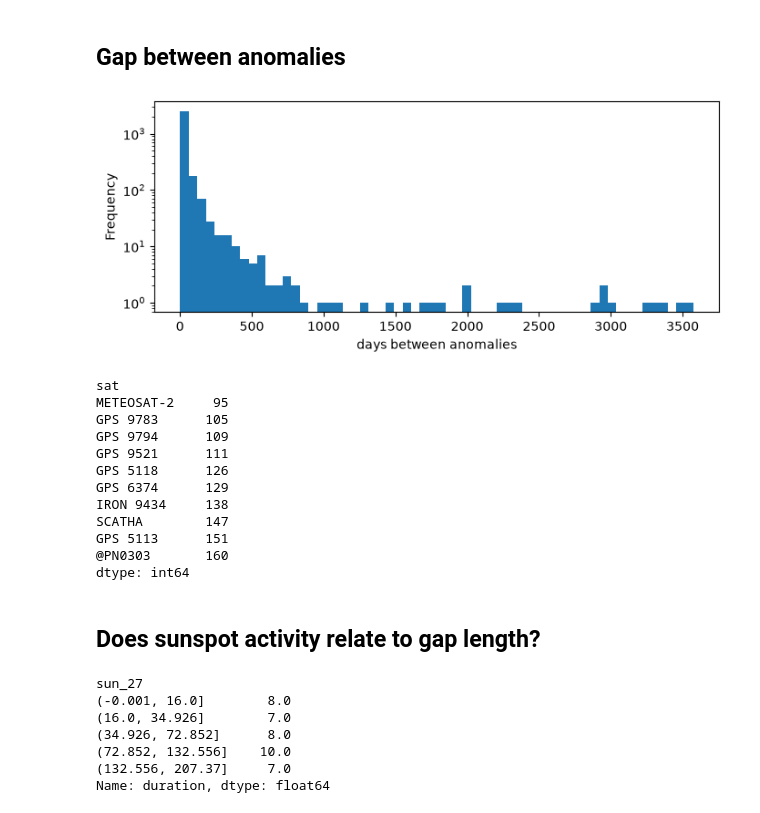
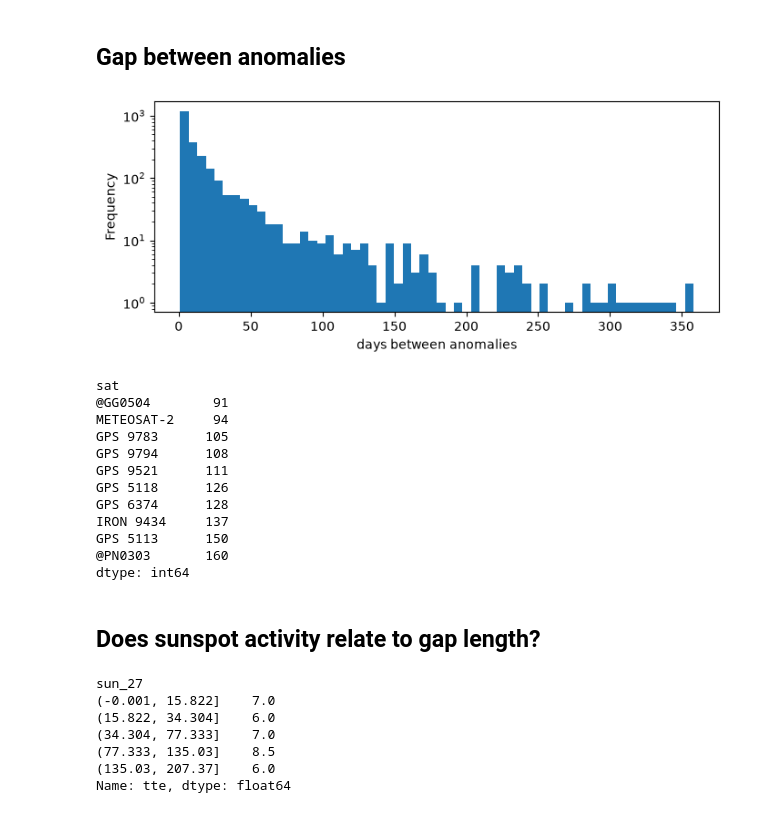
Before and after one commit to Sowmya-Ramesh-24/Satellite-Anomaly-Prediction-ML-Project, a Jupyter notebook: notebooks/exploration.ipynb, the cells around one changed output. Saved outputs shown, nothing was run; the diff lists cells and outputs as text; code cells hidden in the pictures.

```diff
--- a/notebooks/exploration.ipynb
+++ b/notebooks/exploration.ipynb
@@ -3,11 +3,17 @@
 Look at the raw data before modelling.
 # %%
 import sys; sys.path.insert(0, "..")
+import importlib
 import pandas as pd, matplotlib.pyplot as plt
 from src import config as C
-from src.preprocessing.load_data import *
-from src.preprocessing.clean_data import *
-from src.preprocessing.create_tte import build_tte_table
+C = importlib.reload(C)
+from src.preprocessing import load_data, clean_data, create_tte
+load_data = importlib.reload(load_data)
+clean_data = importlib.reload(clean_data)
+create_tte = importlib.reload(create_tte)
+from src.preprocessing.load_data import load_anomalies, load_satcat, load_sunspot
+from src.preprocessing.clean_data import clean_anomalies, match_satcat, satellite_table
+build_tte_table = create_tte.build_tte_table
 # %% [markdown]
 ## Raw anomaly file
 # %%
@@ -45,32 +51,32 @@ ss.plot(figsize=(10, 3), title='Daily sunspot number'); plt.show()
 # %%
 events = clean_anomalies(raw, C.SUNSPOT_START, C.EXCLUDE_PREFIXES).drop_duplicates(["BIRD", "ADATE"])
 sats = match_satcat(satellite_table(events), load_satcat())
-tte = build_tte_table(events, sats, ss, C.MIN_EVENTS, C.CENSOR_MODE, events.ADATE.max())
-tte.duration.plot.hist(bins=60, logy=True, figsize=(8, 3)); plt.xlabel("days between anomalies"); plt.show()
+tte = build_tte_table(events, sats, ss, min_tte_observations=C.MIN_TTE_OBSERVATIONS)
+tte.tte.plot.hist(bins=60, logy=True, figsize=(8, 3)); plt.xlabel("days between anomalies"); plt.show()
 tte.groupby("sat").size().sort_values().tail(10)
 # %% [output]
-[figure, old version]
+[figure, new version]
 sat
-METEOSAT-2     95
+@GG0504        91
+METEOSAT-2     94
 GPS 9783      105
-GPS 9794      109
+GPS 9794      108
 GPS 9521      111
 GPS 5118      126
-GPS 6374      129
-IRON 9434     138
-SCATHA        147
-GPS 5113      151
+GPS 6374      128
+IRON 9434     137
+GPS 5113      150
 @PN0303       160
 dtype: int64
 # %% [markdown]
 ## Does sunspot activity relate to gap length?
 # %%
-tte.groupby(pd.qcut(tte.sun_27, 5)).duration.median()
+tte.groupby(pd.qcut(tte.sun_27, 5)).tte.median()
 # %% [output]
 sun_27
-(-0.001, 16.0]        8.0
-(16.0, 34.926]        7.0
-(34.926, 72.852]      8.0
-(72.852, 132.556]    10.0
-(132.556, 207.37]     7.0
-Name: duration, dtype: float64
+(-0.001, 15.822]    7.0
+(15.822, 34.304]    6.0
+(34.304, 77.333]    7.0
+(77.333, 135.03]    8.5
+(135.03, 207.37]    6.0
+Name: tte, dtype: float64
```
Also changed, not shown: 8 other files.
